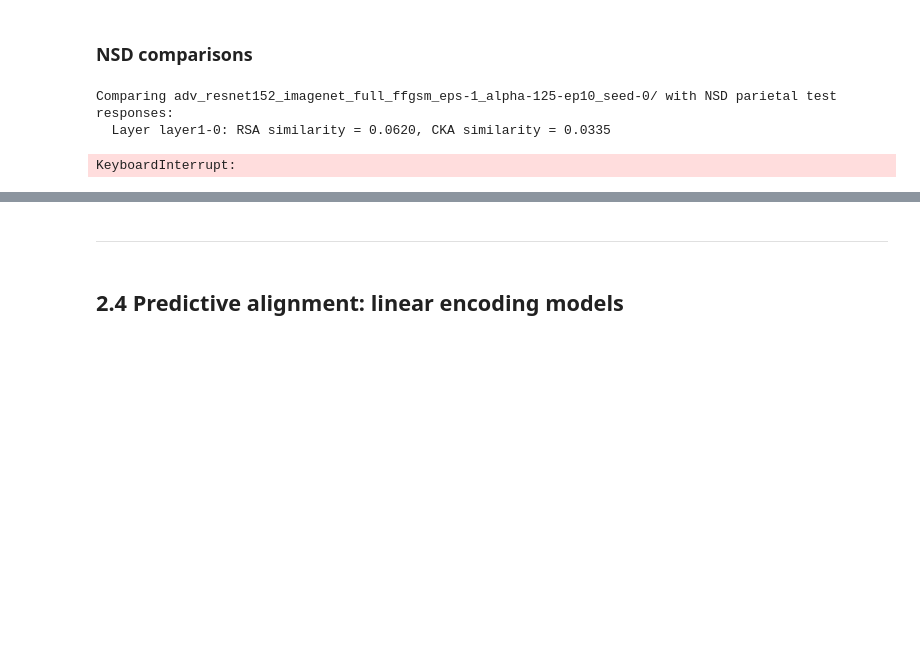
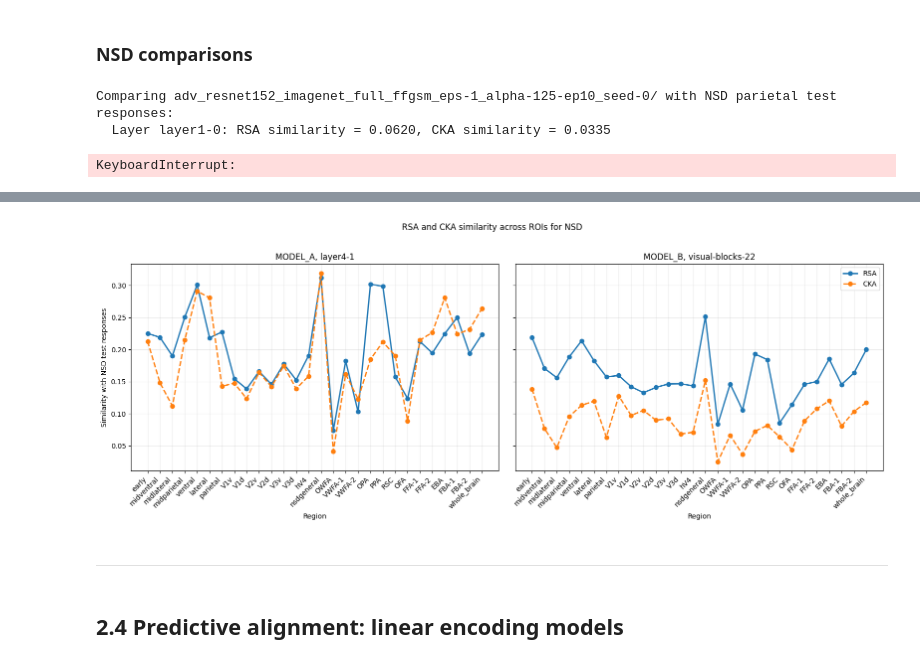
Before and after one commit to LyaoDzin/NX-414-brain-like-project, a Jupyter notebook: project/nx414_project_2026.ipynb, the cells around one changed output, grey strips where cells are left out. Drawn from its saved outputs; the diff is of its cells as text; code cells hidden in the pictures; blank space fills up the shorter version.

```diff
--- a/project/nx414_project_2026.ipynb
+++ b/project/nx414_project_2026.ipynb
@@ -1321,9 +1325,9 @@ EEG2_regions = ['occipital', 'parietal', 'temporal', 'frontal', 'central',
 
 NSD_subjects = ['subj01', 'subj02', 'subj03', 'subj04', 'subj05', 'subj06', 'subj07', 'subj08']
 NSD_regions = ['early', 'midventral', 'midlateral', 'midparietal', 'ventral', 'lateral',
- 'parietal', 'V1v', 'V1d', 'V2v', 'V2d', 'V3v', 'V3d', 'hV4', 'nsdgeneral', 'OWFA'
- 'VWFA-1', 'VWFA-2', 'OPA', 'PPA', 'RSC', 'OFA', 'FFA-1', 'FFA-2', 'EBA', 'FBA-1'
- 'FBA-2', 'whole_brain']
+ 'parietal', 'nsdgeneral', 'whole_brain', 'V1v', 'V1d', 'V2v', 'V2d', 'V3v', 'V3d', 'hV4', 'OWFA',
+ 'VWFA-1', 'VWFA-2', 'OPA', 'PPA', 'RSC', 'OFA', 'FFA-1', 'FFA-2', 'EBA', 'FBA-1',
+ 'FBA-2']
 # %% [markdown]
 ### TVSD comparisons
 # %%
@@ -1578,0 +1639,69 @@ Comparing Qwen3-VL-2B-Instruct/ with NSD parietal test responses:
+# %%
+rsa = RepresentationalSimilarityAnalysis(dissimilarity="correlation", similarity_metric="spearman")
+cka = CenteredKernelAlignment(dtype=np.float64)
+
+# Compare parietal layer features for both models with NSD neural responses in the test set, averaging
+# similarity across subjects.
+layer = {MODEL_A: MODEL_A_layers[-1], MODEL_B: MODEL_B_layers[-1]}
+subjects = NSD_subjects[:1]
+regions = NSD_regions
+# ['V1v', 'V1d', 'V2v', 'V2d', 'V3v', 'V3d', 'hV4', 'OWFA',
+#     'VWFA-1', 'VWFA-2', 'OPA', 'PPA', 'RSC', 'OFA', 'FFA-1', 'FFA-2', 'EBA', 'FBA-1','FBA-2']
+
+Ys = collections.defaultdict(np.ndarray)
+for region in regions:
+    Ys[region] = []
+    for subj in subjects:
+        Ys[region].append(load_neural_response(DATA_DIR + NSD, subject=subj, region=region, train_set=False)[:100])
+
+
+def compute_similarity_across_subject_NSD(model_name):
+    rsa_per_subj = collections.defaultdict(list)
+    cka_per_subj = collections.defaultdict(list)
+    print(f"Comparing {MODEL_A if model_name == MODEL_A else MODEL_B} {layer[model_name]} with NSD test responses over regions:")
+
+    for i, subj in enumerate(subjects):
+        X = load_layer_features(
+            FEATURES_DIR + model_name + NSD_STIMULI,
+            layer=layer[model_name],
+            feat_idx=feat_idx_nsd_test[subj][:100],
+        )
+        for region in regions:
+            rsa_per_subj[region].append(rsa.forward(X, Ys[region][i]))
+            cka_per_subj[region].append(cka.forward(X, Ys[region][i]))
+            print(f"  Subject {subj}, Region {region}: RSA similarity = {rsa_per_subj[region][-1]:.4f}, CKA similarity = {cka_per_subj[region][-1]:.4f}")
+
+    rsa_subj_avg = {region: np.mean(rsa_per_subj[region]) for region in regions}
+    cka_subj_avg = {region: np.mean(cka_per_subj[region]) for region in regions}
+
+    return rsa_subj_avg, cka_subj_avg
+
+rsa_subj_avg_A, cka_subj_avg_A = compute_similarity_across_subject_NSD(MODEL_A)
+rsa_subj_avg_B, cka_subj_avg_B = compute_similarity_across_subject_NSD(MODEL_B)
+
+# Plot RSA and CKA similarity with two side-by-side plots, one for each model, across layers.
+fig, axes = plt.subplots(1, 2, figsize=(16, 6), sharey=True)
+
+for ax, regions, rsa_scores, cka_scores, title in [
+    (axes[0], regions, rsa_subj_avg_A, cka_subj_avg_A, f"MODEL_A, {layer[MODEL_A]}"),
+    (axes[1], regions, rsa_subj_avg_B, cka_subj_avg_B, f"MODEL_B, {layer[MODEL_B]}"),
+]:
+    region_labels = list(regions)
+    x = np.arange(len(region_labels))
+    rsa_values = [rsa_scores[region] for region in region_labels]
+    cka_values = [cka_scores[region] for region in region_labels]
+
+    ax.plot(x, rsa_values, label="RSA", marker="o", linewidth=2)
+    ax.plot(x, cka_values, label="CKA", marker="o", linewidth=2, linestyle="--")
+    ax.set_xticks(x)
+    ax.set_xticklabels(region_labels, rotation=45, ha="right")
+    ax.set_xlabel("Region")
+    ax.set_title(title)
+    ax.grid(True, alpha=0.25)
+
+axes[0].set_ylabel(f"Similarity with NSD test responses")
+axes[1].legend(loc="best")
+fig.suptitle(f"RSA and CKA similarity across ROIs for NSD", y=1.02)
+fig.tight_layout()
+plt.show()
+# %% [output]
@@ -1578,0 +1725 @@ Comparing Qwen3-VL-2B-Instruct/ with NSD parietal test responses:
+[figure, added]
```
Also changed, not shown: parts of 9 cells of this notebook, 1 other file.
